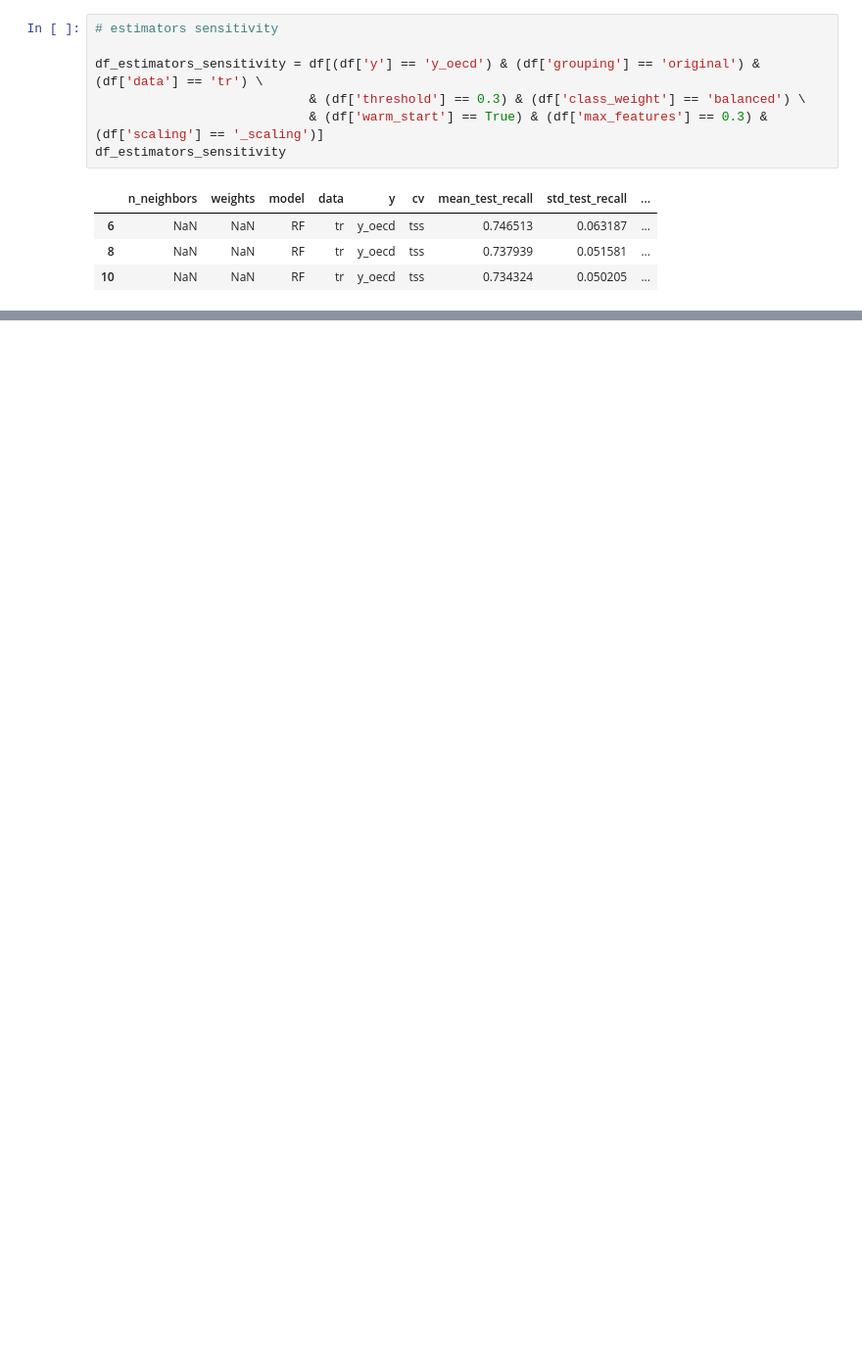
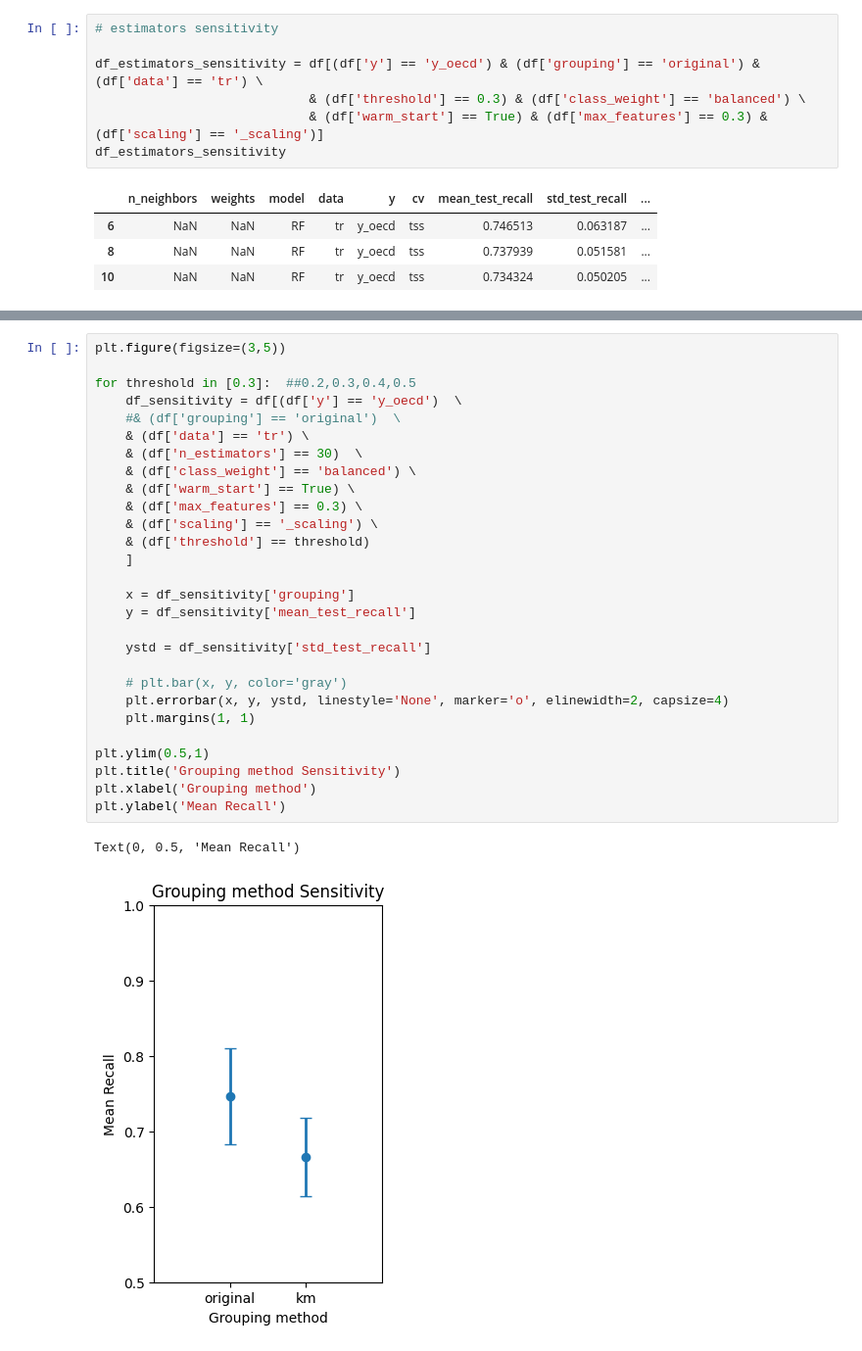
Before and after one commit to rlieu/milestoneII, a Jupyter notebook: models/4.sensitivity.ipynb, the cells around one changed output, grey strips where cells are left out. Shown at 98% size. Cells and saved outputs as stored; diff of their text form; blank space fills up the shorter version.

Commit message:
update estimators sensitivity

```diff
--- a/models/4.sensitivity.ipynb
+++ b/models/4.sensitivity.ipynb
@@ -106,0 +107,31 @@ Text(0, 0.5, 'Mean Recall')
+# %%
+plt.figure(figsize=(3,5))
+
+for threshold in [0.3]:  ##0.2,0.3,0.4,0.5
+    df_sensitivity = df[(df['y'] == 'y_oecd')  \
+    #& (df['grouping'] == 'original')  \
+    & (df['data'] == 'tr') \
+    & (df['n_estimators'] == 30)  \
+    & (df['class_weight'] == 'balanced') \
+    & (df['warm_start'] == True) \
+    & (df['max_features'] == 0.3) \
+    & (df['scaling'] == '_scaling') \
+    & (df['threshold'] == threshold)
+    ]
+
+    x = df_sensitivity['grouping']
+    y = df_sensitivity['mean_test_recall']
+
+    ystd = df_sensitivity['std_test_recall']
+
+    # plt.bar(x, y, color='gray')
+    plt.errorbar(x, y, ystd, linestyle='None', marker='o', elinewidth=2, capsize=4)
+    plt.margins(1, 1)
+
+plt.ylim(0.5,1)
+plt.title('Grouping method Sensitivity')
+plt.xlabel('Grouping method')
+plt.ylabel('Mean Recall')
+# %% [output]
+Text(0, 0.5, 'Mean Recall')
+[figure, added]
```
Also changed, not shown: parts of 2 cells of this notebook.
